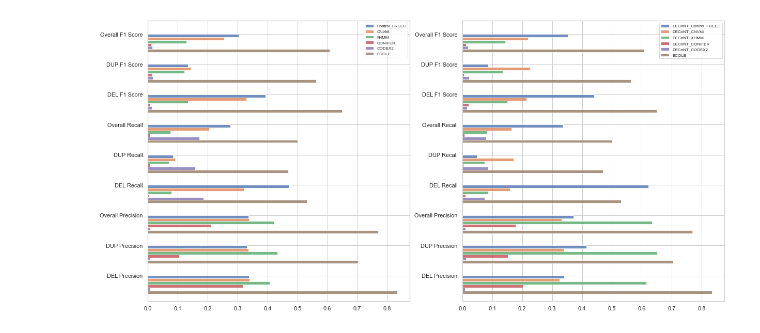
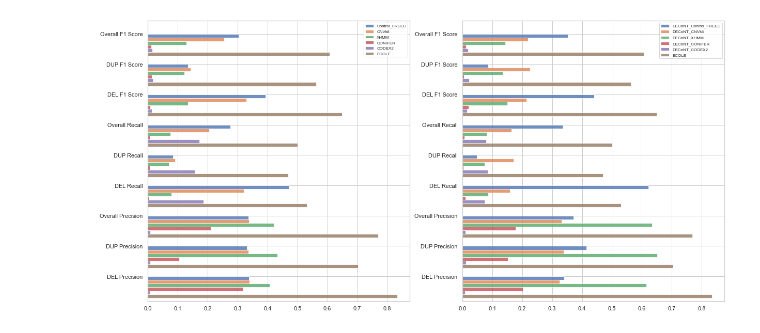
Before and after one commit to alperylmzz/ECOLE-revision, a Jupyter notebook: Figure2.ipynb, the cells around one changed output. Drawn from its saved outputs; the diff is of its cells as text; code cells hidden in the pictures.

```diff
--- a/Figure2.ipynb
+++ b/Figure2.ipynb
@@ -23,25 +23,25 @@ decont_performance = {"DECoNT_Control_FREEC":DECoNT_Control_FREEC,"DECoNT_CNVkit
 # %%
 performanceTypes = ['DEL Precision','DUP Precision','Overall Precision','DEL Recall','DUP Recall','Overall Recall','DEL F1 Score','DUP F1 Score','Overall F1 Score']
 
 
 
 ind = np.arange(len(performanceTypes))
-width=0.1
+width=0.12
 
 fig, (ax1, ax2) = plt.subplots(1,2, figsize=(20,10))
 ax1 = plt.subplot(1, 2, 1)
 for i,caller in enumerate(performance.keys()):
     ax1.barh(ind-i*width, performance[caller], width, align='center', alpha=0.8, label=caller) #a horizontal bar chart (use .bar instead of .barh for vertical)
 ax1.set(yticks=ind + width/2, yticklabels=performanceTypes, ylim=[2*width - 1, len(performanceTypes)-0.5])
 ax1.legend(loc="upper right",fontsize=8)
 
 ax2 = plt.subplot(1, 2, 2, sharey=ax1)
 for i,caller in enumerate(decont_performance.keys()):
     ax2.barh(ind-i*width, decont_performance[caller], width, align='center', alpha=0.8, label=caller) #a horizontal bar chart (use .bar instead of .barh for vertical)
 ax2.set(yticks=ind + width/2, yticklabels=performanceTypes, ylim=[2*width - 1, len(performanceTypes)-0.5 ])
 ax2.legend(loc="upper right",fontsize=8)
 
 #plt.xlabel('')
 plt.show()
 # %% [output]
-[figure, old version]
+[figure, new version]
```
Also changed, not shown: 1 other file.
